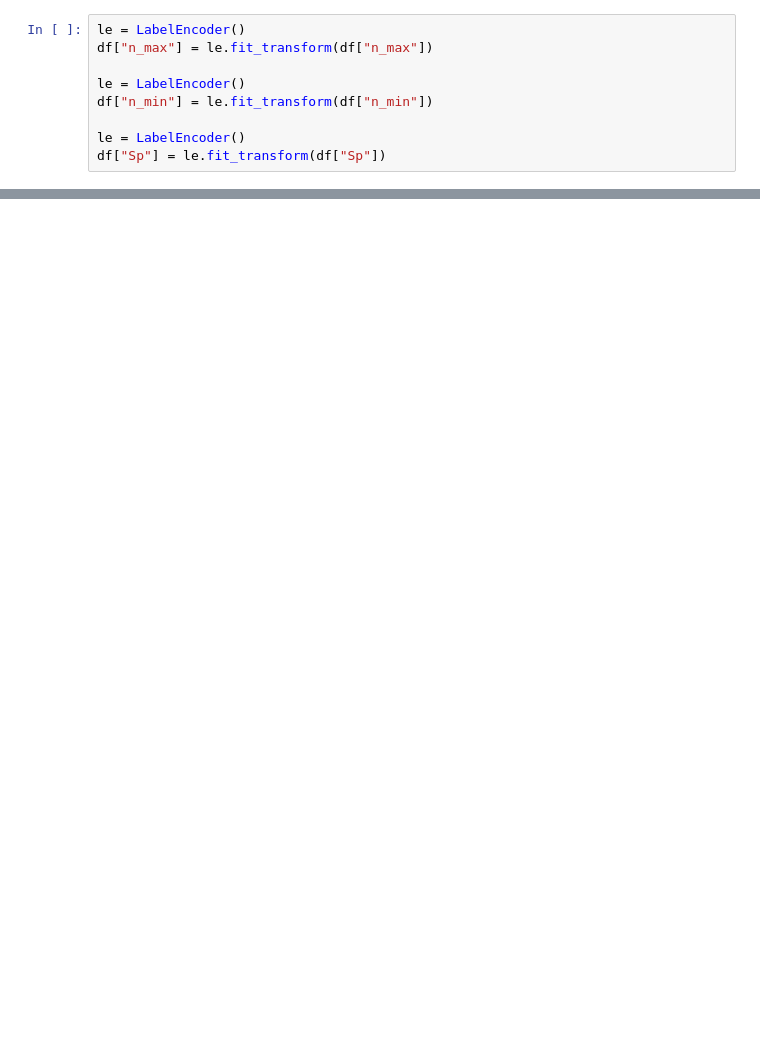
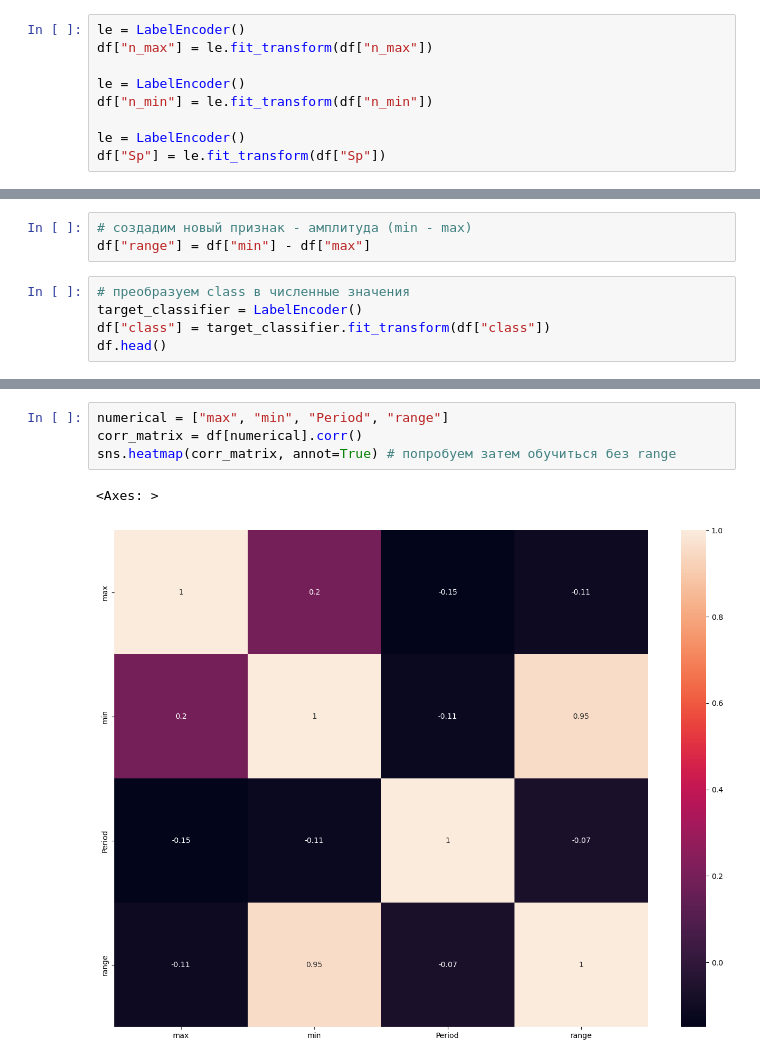
Before and after one commit to DmitryO325/ML_MEPhI_Star_Recognition, a Jupyter notebook: UNFINISHED_multi_classification.ipynb, the cells around one changed output, grey strips where cells are left out. Cells and saved outputs as stored; diff of their text form; blank space fills up the shorter version.

```diff
--- a/UNFINISHED_multi_classification.ipynb
+++ b/UNFINISHED_multi_classification.ipynb
@@ -415,3 +424,11 @@ df["Sp"] = le.fit_transform(df["Sp"])
 
 -попробовать регрессию
 -мб нейронку
+# %%
+# создадим новый признак - амплитуда (min - max)
+df["range"] = df["min"] - df["max"]
+# %%
+# преобразуем class в численные значения
+target_classifier = LabelEncoder()
+df["class"] = target_classifier.fit_transform(df["class"])
+df.head()
@@ -417,0 +442,7 @@ df["Sp"] = le.fit_transform(df["Sp"])
+# %%
+numerical = ["max", "min", "Period", "range"]
+corr_matrix = df[numerical].corr()
+sns.heatmap(corr_matrix, annot=True) # попробуем затем обучиться без range
+# %% [output]
+<Axes: >
+[figure, added]
```
Also changed, not shown: parts of 23 cells of this notebook, 1 other file.
